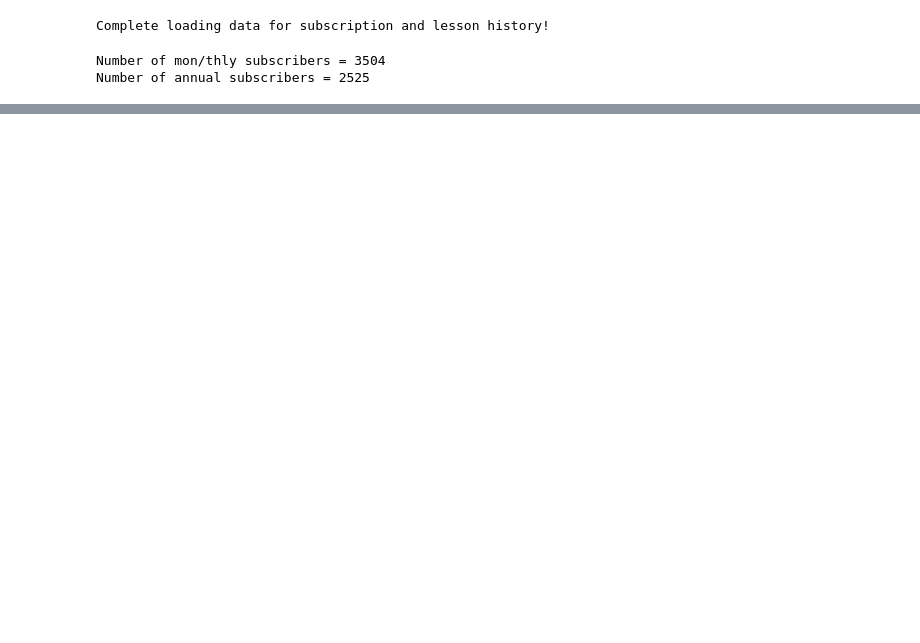
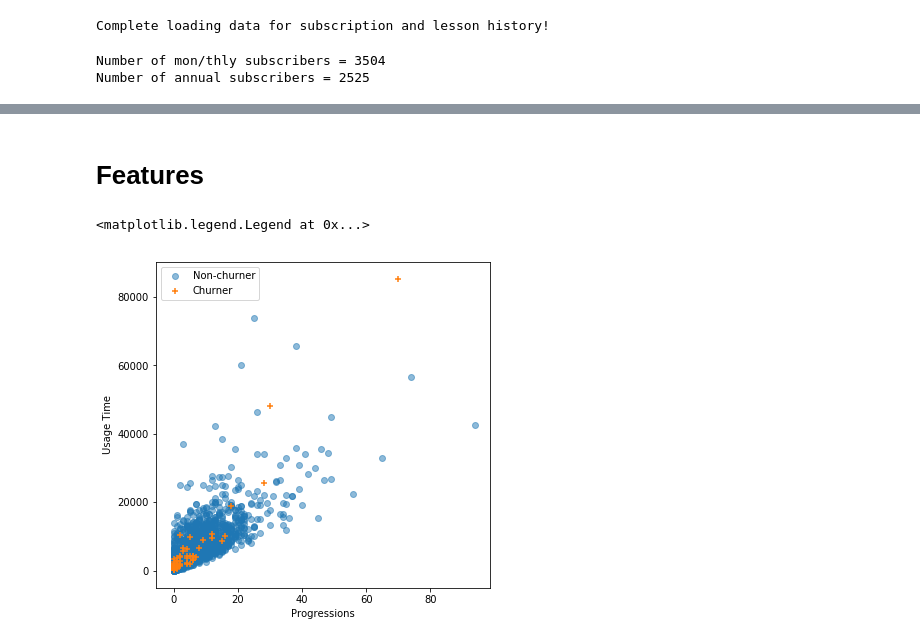
Before and after one commit to vicaws/Whizz, a Jupyter notebook: Code/Churn/Churn/NB_FeatureEngineering.ipynb, the cells around one changed output, grey strips where cells are left out. Saved outputs shown, nothing was run; the diff lists cells and outputs as text; code cells hidden in the pictures; blank space fills up the shorter version.

```diff
--- a/Code/Churn/Churn/NB_FeatureEngineering.ipynb
+++ b/Code/Churn/Churn/NB_FeatureEngineering.ipynb
@@ -61,0 +79,56 @@ array([ 1.,  2.,  3.,  4.,  5.,  6.,  7.,  9., 10., 11., 13.,  8., 12.,
+# %%
+def remove_trial_period(df):
+    subspt_start_date = df_subspt1[df_subspt1['pupilId']==df.name]['subscription_start_date'].min()
+    return df[df['date'] >= subspt_start_date.date()]
+
+df_lesson_progress = df_lesson_progress.groupby(level=0).apply(remove_trial_period)
+df_lesson_progress.reset_index(level=0, drop=True, inplace=True)
+df_lesson_progress.set_index(['date'], append=True, inplace=True)
+# %% [markdown]
+# Features
+# %%
+# Combine df
+df_features = pd.concat([df_usage, df_lesson_progress], axis=1)
+
+# Fill nan for 'progressions' field
+df_features['progressions'] = df_features.groupby(level=0)['progressions'].apply(lambda x: x.ffill())
+df_features['progressions'].fillna(0, inplace=True)
+
+# Fill nan for 'progressions_delta' field
+df_features['progressions_delta'].fillna(0, inplace=True)
+
+df_features['time_taken'] = df_features['time_taken_complete'] + df_features['time_taken_incomplete']
+# %%
+study_month = 5
+
+df_features1 = df_features[df_features['customer_month']==study_month]
+
+progress = df_features1.groupby(level=0)['progressions_delta'].sum()
+usage = df_features1.groupby(level=0)['time_taken'].sum()
+
+pupils_nextMonth = df_subspt1[df_subspt1['customer_month']==(study_month+1)]['pupilId'].unique()
+pupils_nextAnnual = df_subspt1[df_subspt1['customer_month']==(study_month+12)]['pupilId'].unique()
+pupils_nextMonthRenew = np.union1d(pupils_nextMonth, pupils_nextAnnual)
+
+pupils_thisMonth = df_subspt1[df_subspt1['customer_month']==study_month]['pupilId'].unique()
+pupils_nextMonthCancel = np.setdiff1d(pupils_thisMonth, pupils_nextMonthRenew)
+
+df_agg = pd.DataFrame({'progress': progress, 'usage': usage})
+
+df_agg['next_month_cancel'] = 0
+df_agg.loc[df_agg.index.isin(pupils_nextMonthCancel), 'next_month_cancel'] = 1
+
+fig = plt.figure(figsize=(6,6))
+
+ax = fig.add_subplot(111)
+
+ax.scatter(df_agg[df_agg.next_month_cancel==0].progress, df_agg[df_agg.next_month_cancel==0].usage, alpha=0.5, label='Non-churner')
+ax.scatter(df_agg[df_agg.next_month_cancel==1].progress, df_agg[df_agg.next_month_cancel==1].usage, marker='+', label='Churner')
+ax.set_xlabel('Progressions')
+ax.set_ylabel('Usage Time')
+#ax.set_xscale('log')
+#ax.set_yscale('log')
+ax.legend()
+# %% [output]
+<matplotlib.legend.Legend at 0x...>
+[figure, added]
```
Also changed, not shown: parts of 11 cells of this notebook, 1 other file.
